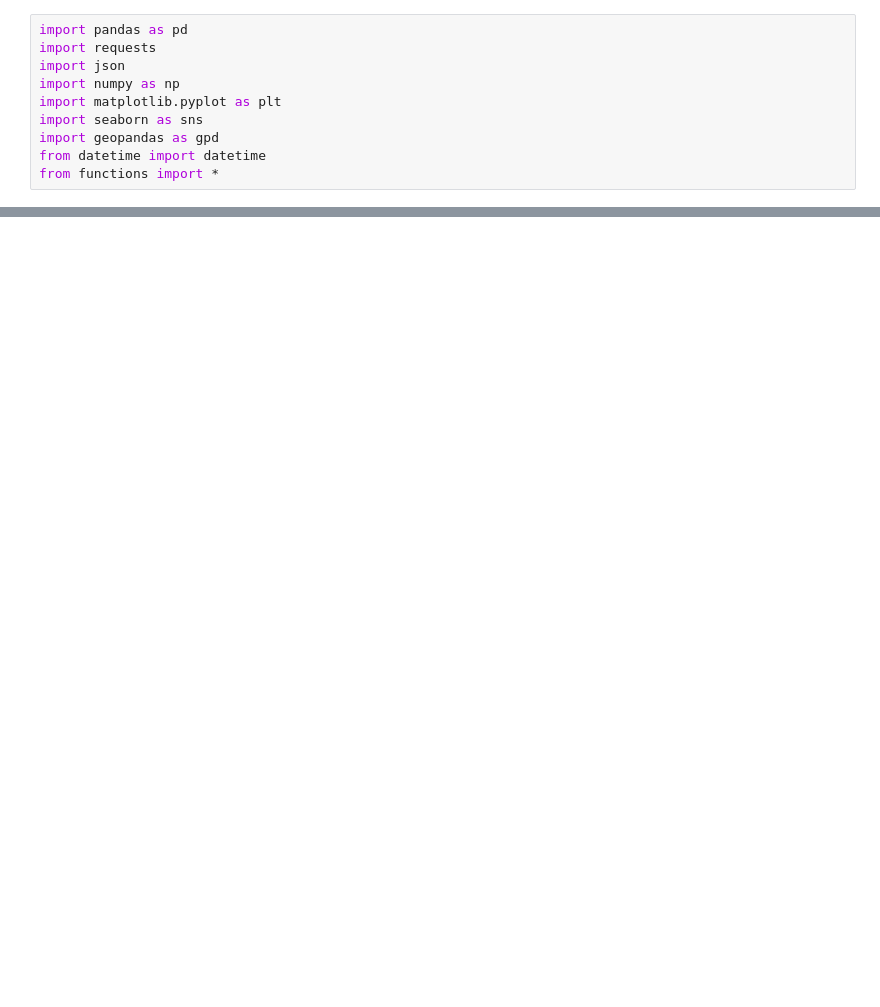
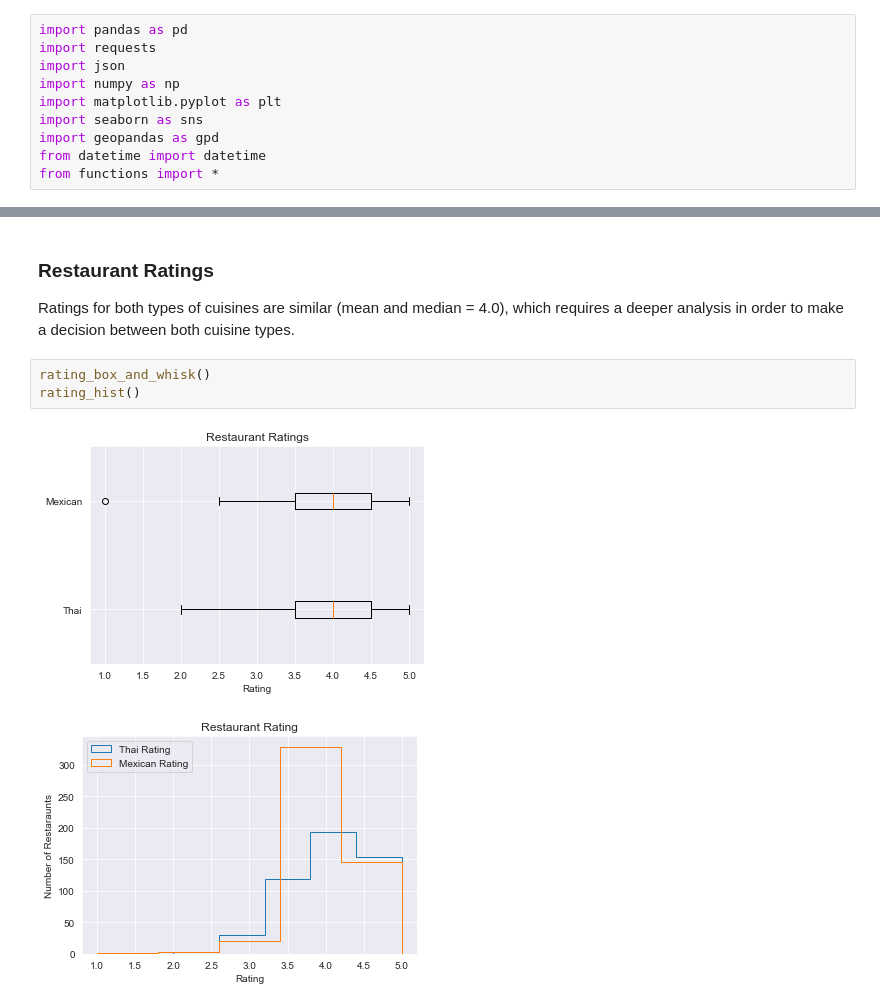
Before and after one commit to anisha732/Phase1Project, a Jupyter notebook: Code/Final Project 1 Notebook.ipynb, the cells around one changed output, grey strips where cells are left out. Saved outputs shown, nothing was run; the diff lists cells and outputs as text; blank space fills up the shorter version.

```diff
--- a/Code/Final Project 1 Notebook.ipynb
+++ b/Code/Final Project 1 Notebook.ipynb
@@ -53,0 +85,10 @@ NameError: name 'rest_services_visual' is not defined
+# %% [markdown]
+### Restaurant Ratings
+
+Ratings for both types of cuisines are similar (mean and median = 4.0), which requires a deeper analysis in order to make a decision between both cuisine types.
+# %%
+rating_box_and_whisk()
+rating_hist()
+# %% [output]
+[figure, added]
+[figure, added]
```
Also changed, not shown: parts of 26 cells of this notebook, 2 other files.
